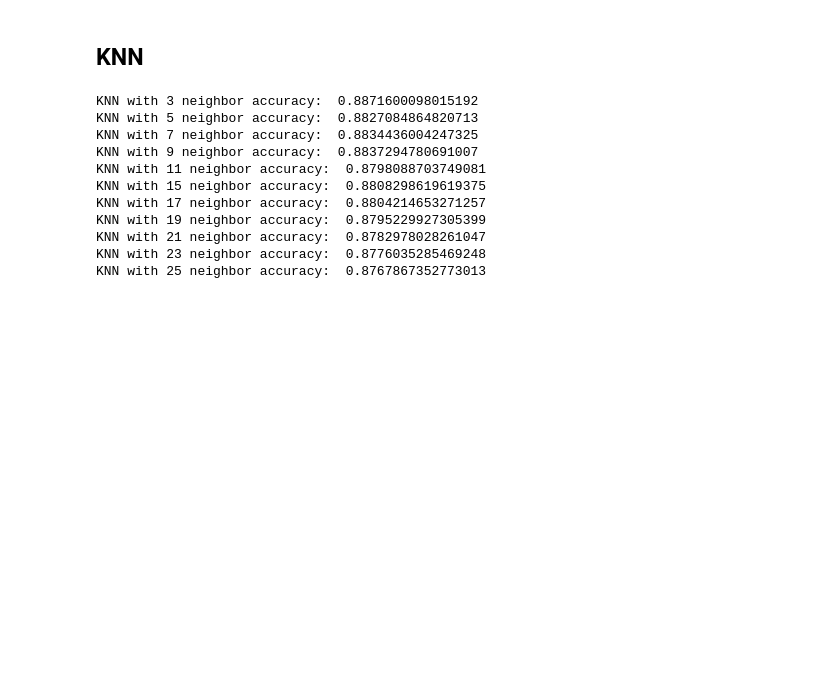
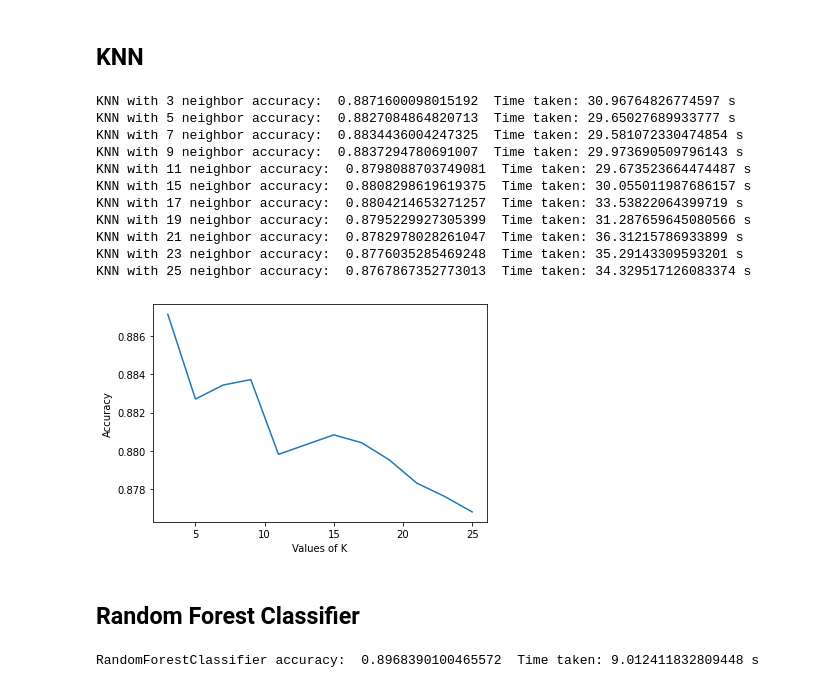
Before and after one commit to yadhukrishnam/ad-service-detection-machine-learning, a Jupyter notebook: notebooks/model-evaluation-01.ipynb, the cells around one changed output. Saved outputs shown, nothing was run; the diff lists cells and outputs as text; code cells hidden in the pictures; blank space fills up the shorter version.

```diff
--- a/notebooks/model-evaluation-01.ipynb
+++ b/notebooks/model-evaluation-01.ipynb
@@ -17,6 +17,9 @@ df.head()
 df.shape
 # %% [output]
 (74198, 10)
+# %%
+def mean_score(scoring):
+    return {i:j.mean() for i,j in scoring.items()}
 # %%
 from wordcloud import WordCloud,STOPWORDS
 
@@ -70,0 +93,14 @@ column_transformer = ColumnTransformer([('tfidf', tfidf, 'meta_info')])
+# %%
+from sklearn.svm import SVC
+
+kernels = ["poly", "rbf", "linear", "sigmoid"]
+
+result = []
+
+for kernel in kernels:
+
+    score = run_model(SVC(kernel=kernel))
+
+    result.append(score)
+
+    print (kernel, score)
@@ -147,10 +190,14 @@ Linear Regression Accuracy:  0.3536553001087811
 ## KNN
 # %%
 from sklearn.neighbors import KNeighborsClassifier
+import time
 
 neighbors = [3, 5, 7, 9, 11, 15, 17, 19, 21, 23, 25]
+accuracies = []
 
 for n in neighbors:
+
+    start = time.time()
 
     pipe = Pipeline([
         ('tfidf', column_transformer),
@@ -159,16 +206,50 @@ for n in neighbors:
 
     pipe.fit(X_train,y_train)
 
-    print ("KNN with", n, "neighbor accuracy: ", pipe.score(X_test, y_test))
+    accuracy = pipe.score(X_test, y_test)
+    accuracies.append(accuracy)
+    end = time.time()
+    print ("KNN with", n, "neighbor accuracy: ", accuracy, " Time taken:", end - start, "s")
 # %% [output]
-KNN with 3 neighbor accuracy:  0.8871600098015192
-KNN with 5 neighbor accuracy:  0.8827084864820713
-KNN with 7 neighbor accuracy:  0.8834436004247325
-KNN with 9 neighbor accuracy:  0.8837294780691007
-KNN with 11 neighbor accuracy:  0.8798088703749081
-KNN with 15 neighbor accuracy:  0.8808298619619375
-KNN with 17 neighbor accuracy:  0.8804214653271257
-KNN with 19 neighbor accuracy:  0.8795229927305399
-KNN with 21 neighbor accuracy:  0.8782978028261047
-KNN with 23 neighbor accuracy:  0.8776035285469248
-KNN with 25 neighbor accuracy:  0.8767867352773013
+KNN with 3 neighbor accuracy:  0.8871600098015192  Time taken: 30.96764826774597 s
+KNN with 5 neighbor accuracy:  0.8827084864820713  Time taken: 29.65027689933777 s
+KNN with 7 neighbor accuracy:  0.8834436004247325  Time taken: 29.581072330474854 s
+KNN with 9 neighbor accuracy:  0.8837294780691007  Time taken: 29.973690509796143 s
+KNN with 11 neighbor accuracy:  0.8798088703749081  Time taken: 29.673523664474487 s
+KNN with 15 neighbor accuracy:  0.8808298619619375  Time taken: 30.055011987686157 s
+KNN with 17 neighbor accuracy:  0.8804214653271257  Time taken: 33.53822064399719 s
+KNN with 19 neighbor accuracy:  0.8795229927305399  Time taken: 31.287659645080566 s
+KNN with 21 neighbor accuracy:  0.8782978028261047  Time taken: 36.31215786933899 s
+KNN with 23 neighbor accuracy:  0.8776035285469248  Time taken: 35.29143309593201 s
+KNN with 25 neighbor accuracy:  0.8767867352773013  Time taken: 34.329517126083374 s
+# %%
+import matplotlib.pyplot as plt
+
+plt.plot(neighbors, accuracies)
+plt.xlabel("Values of K")
+plt.ylabel("Accuracy")
+plt.show()
+# %% [output]
+[figure, added]
+# %% [markdown]
+## Random Forest Classifier
+# %%
+from sklearn.ensemble import RandomForestClassifier
+import time
+
+start = time.time()
+
+pipe = Pipeline([
+    ('tfidf', column_transformer),
+    ('classify', RandomForestClassifier(n_jobs=-1))
+])
+
+pipe.fit(X_train,y_train)
+
+accuracy = pipe.score(X_test, y_test)
+
+end = time.time()
+
+print ("RandomForestClassifier accuracy: ", accuracy, " Time taken:", end - start, "s")
+# %% [output]
+RandomForestClassifier accuracy:  0.8968390100465572  Time taken: 9.012411832809448 s
```
Also changed, not shown: parts of 15 cells of this notebook, 2 other files.
